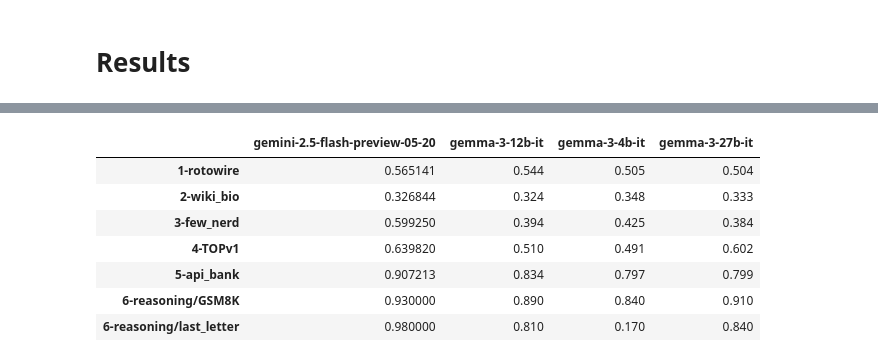
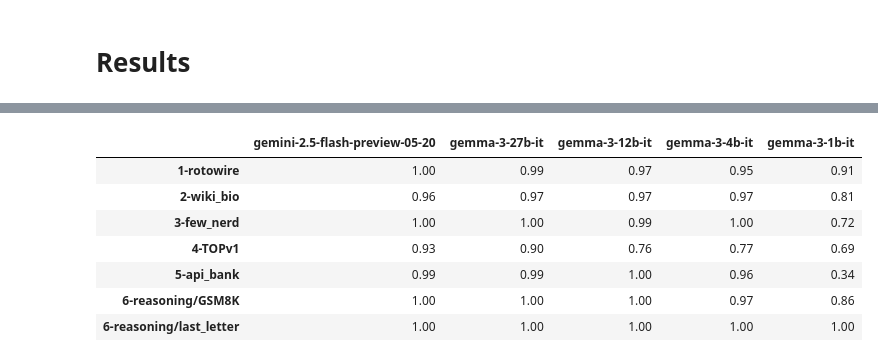
Before and after one commit to matthieudelsart/structured-outputs-benchmark, a Jupyter notebook: notebooks/bench_basis.ipynb, the cells around one changed output, grey strips where cells are left out. Saved outputs shown, nothing was run; the diff lists cells and outputs as text; code cells hidden in the pictures.

```diff
--- a/notebooks/bench_basis.ipynb
+++ b/notebooks/bench_basis.ipynb
@@ -203,11 +198,11 @@ pd.DataFrame(reshuffle["compliance"])
-# %%
-pd.DataFrame(reshuffle["correctness"])
-# %% [output]
-|  | gemini-2.5-flash-preview-05-20 | gemma-3-12b-it | gemma-3-4b-it | gemma-3-27b-it |
-| 1-rotowire | 0.565141 | 0.544 | 0.505 | 0.504 |
-| 2-wiki_bio | 0.326844 | 0.324 | 0.348 | 0.333 |
-| 3-few_nerd | 0.599250 | 0.394 | 0.425 | 0.384 |
-| 4-TOPv1 | 0.639820 | 0.510 | 0.491 | 0.602 |
-| 5-api_bank | 0.907213 | 0.834 | 0.797 | 0.799 |
-| 6-reasoning/GSM8K | 0.930000 | 0.890 | 0.840 | 0.910 |
-| 6-reasoning/last_letter | 0.980000 | 0.810 | 0.170 | 0.840 |
+# %%
+format_table("compliance")
+# %% [output]
+|  | gemini-2.5-flash-preview-05-20 | gemma-3-27b-it | gemma-3-12b-it | gemma-3-4b-it | gemma-3-1b-it |
+| 1-rotowire | 1.00 | 0.99 | 0.97 | 0.95 | 0.91 |
+| 2-wiki_bio | 0.96 | 0.97 | 0.97 | 0.97 | 0.81 |
+| 3-few_nerd | 1.00 | 1.00 | 0.99 | 1.00 | 0.72 |
+| 4-TOPv1 | 0.93 | 0.90 | 0.76 | 0.77 | 0.69 |
+| 5-api_bank | 0.99 | 0.99 | 1.00 | 0.96 | 0.34 |
+| 6-reasoning/GSM8K | 1.00 | 1.00 | 1.00 | 0.97 | 0.86 |
+| 6-reasoning/last_letter | 1.00 | 1.00 | 1.00 | 1.00 | 1.00 |
```
Also changed, not shown: parts of 3 cells of this notebook, 5 other files.
